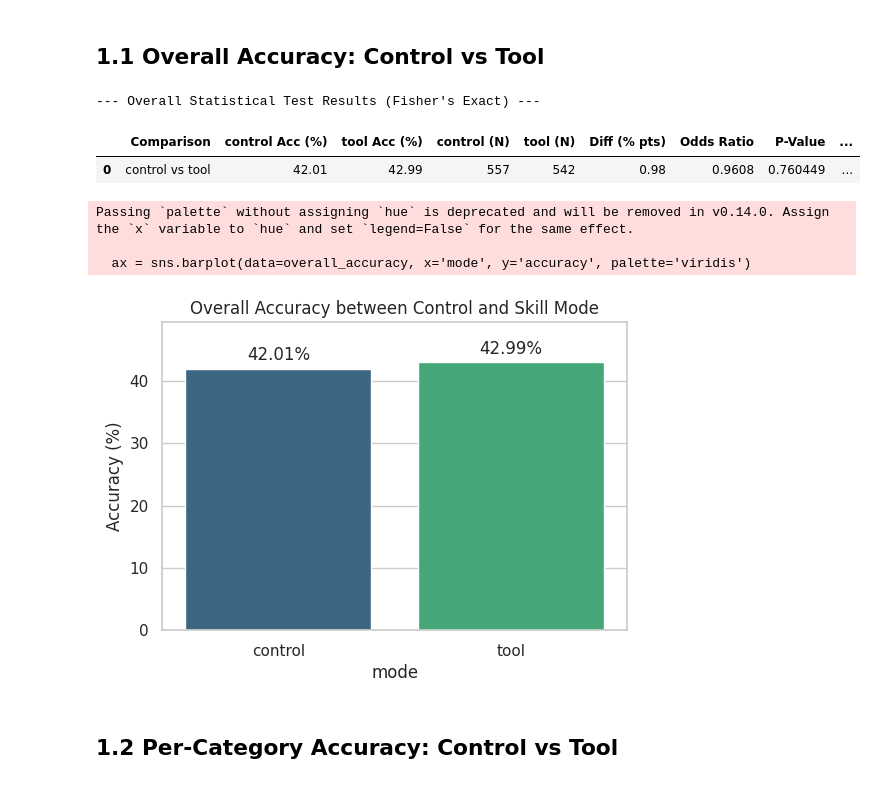
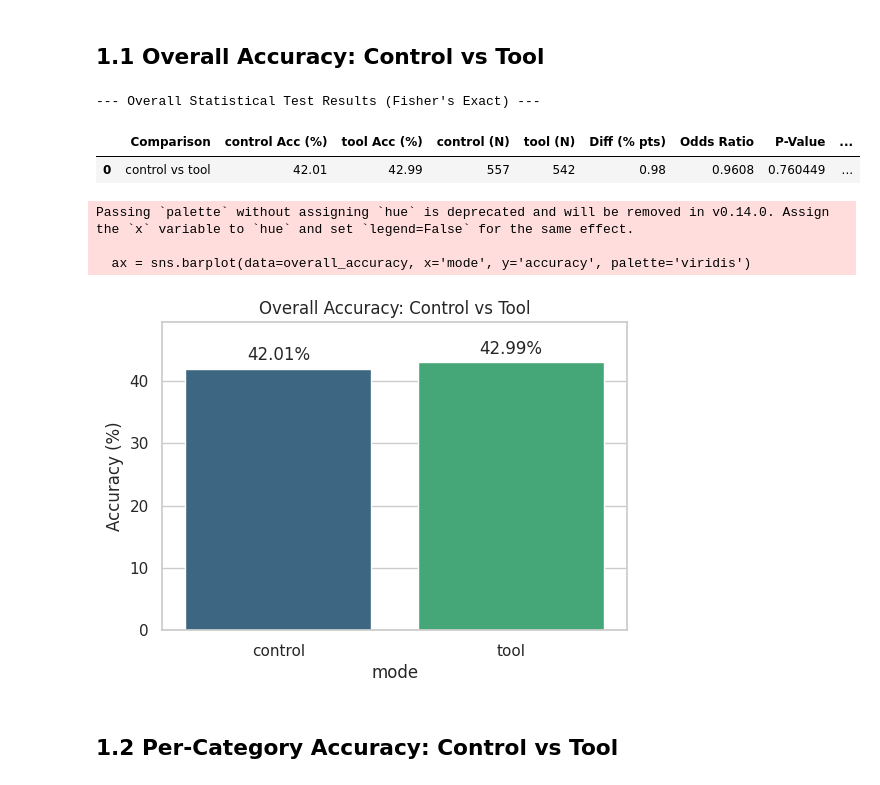
Before and after one commit to Lakindu2003/dungeon_of_self, a Jupyter notebook: backend/results_viewer/notebooks/task_1_control_compare.ipynb, the cells around one changed output. Cells and saved outputs as stored; diff of their text form; code cells hidden in the pictures.

```diff
--- a/backend/results_viewer/notebooks/task_1_control_compare.ipynb
+++ b/backend/results_viewer/notebooks/task_1_control_compare.ipynb
@@ -115,35 +117,35 @@ if len(overall_accuracy) == 2:
     display(results_df)
 
 else:
     print("--- Accuracy Table ---")
     display(overall_accuracy)
     print("\nNote: Fisher's Exact test requires exactly 2 groups to compare.")
 
 print("\n")
 
 # 3. Plot the Graph
 plt.figure(figsize=(6,4))
 ax = sns.barplot(data=overall_accuracy, x='mode', y='accuracy', palette='viridis')
 
 # Iterate through the containers and add percentage labels
 for container in ax.containers:
     ax.bar_label(container, fmt='%.2f%%', padding=3)
 
-plt.title('Overall Accuracy between Control and Skill Mode')
+plt.title('Overall Accuracy: Control vs Tool')
 plt.ylabel('Accuracy (%)')
 
 # Expand the y-axis limit slightly so the text doesn't get cut off at the top
 plt.ylim(0, overall_accuracy['accuracy'].max() * 1.15)
 
 plt.show()
 # %% [output]
 --- Overall Statistical Test Results (Fisher's Exact) ---
 |  | Comparison | control Acc (%) | tool Acc (%) | control (N) | tool (N) | Diff (% pts) | Odds Ratio | P-Value | ... |
 | 0 | control vs tool | 42.01 | 42.99 | 557 | 542 | 0.98 | 0.9608 | 0.760449 | ... |
 Passing `palette` without assigning `hue` is deprecated and will be removed in v0.14.0. Assign the `x` variable to `hue` and set `legend=False` for the same effect.
 
   ax = sns.barplot(data=overall_accuracy, x='mode', y='accuracy', palette='viridis')
-[figure, old version]
+[figure, new version]
 # %% [markdown]
 ## 1.2 Per-Category Accuracy: Control vs Tool
 # %%
```
Also changed, not shown: parts of 4 cells of this notebook, 7 other files.
